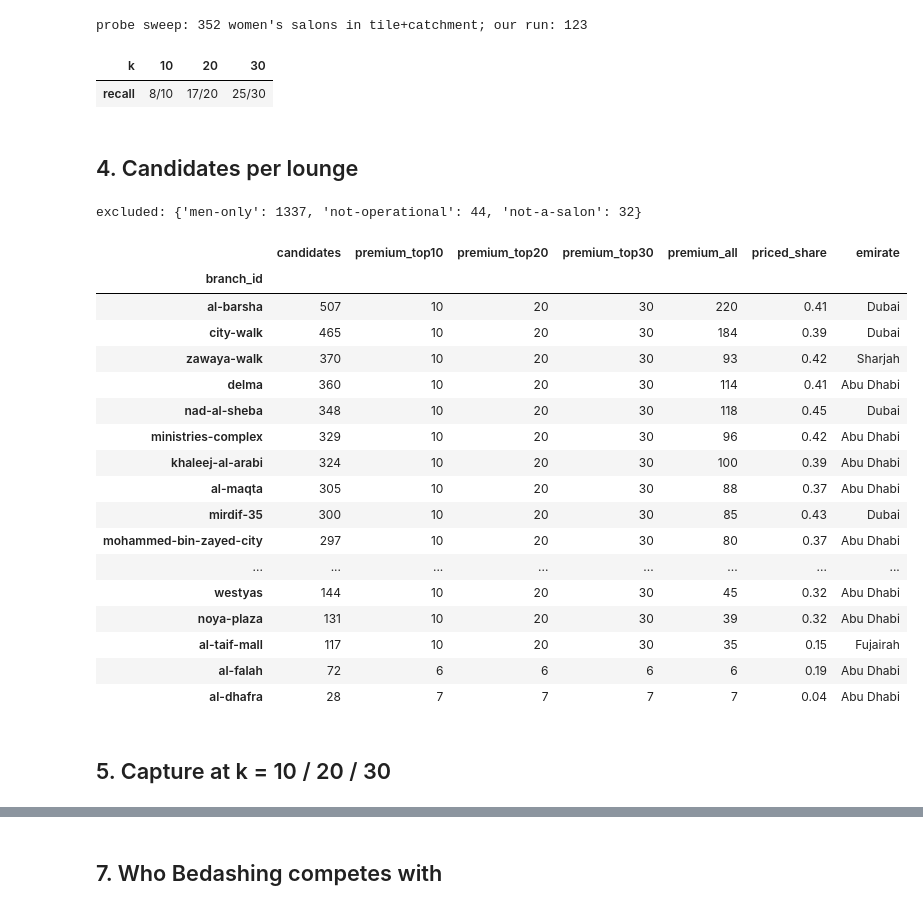
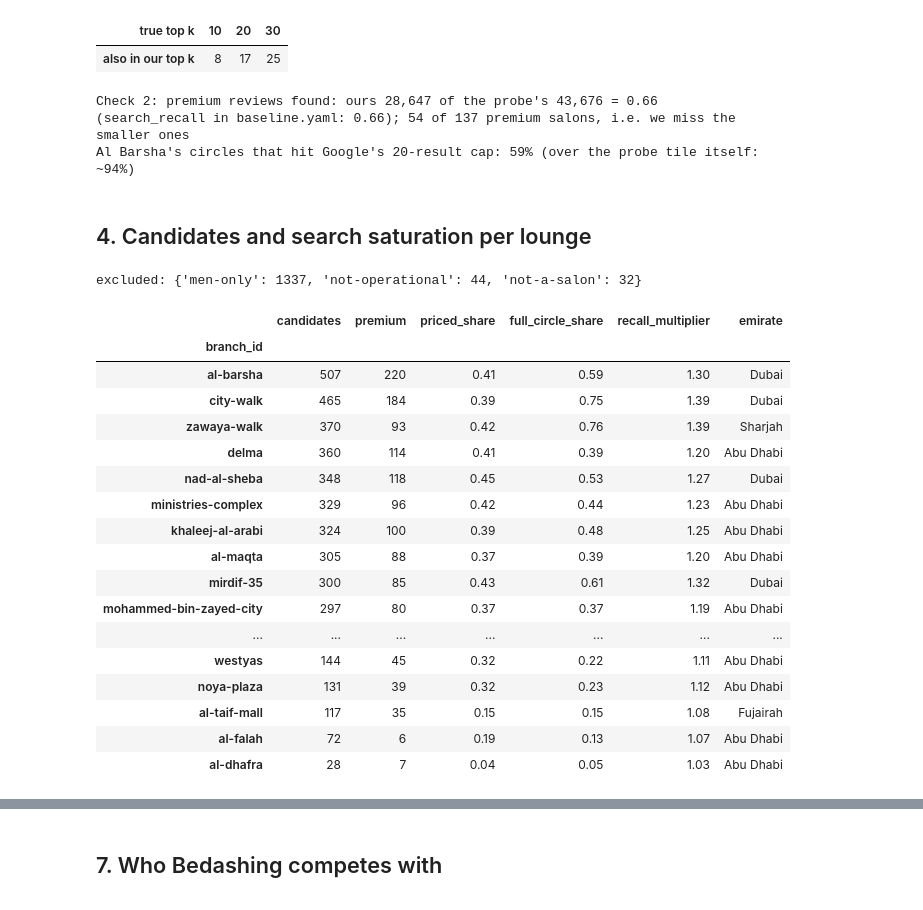
Before and after one commit to thenomadlad/2pz-ai-case-study, a Jupyter notebook: notebooks/competitors.ipynb, the cells around one changed output, grey strips where cells are left out. Drawn from its saved outputs; the diff is of its cells as text; code cells hidden in the pictures.

```diff
--- a/notebooks/competitors.ipynb
+++ b/notebooks/competitors.ipynb
@@ -74,7 +85,8 @@ from shapely.geometry import Point, shape
 
 from scripts.build_cells import women_15plus
 from scripts.fetch_isochrones import polygons, ranges_minutes
-from scripts.fetch_salons import dedupe, excluded_reason, premium_substitutes, capture
+from scripts.fetch_salons import (capture, capture_by_coverage, coverage_k, dedupe, excluded_reason,
+                                  premium_substitutes, recall_multiplier)
 from scripts.places import to_row
 
 pd.set_option("display.width", 160)
@@ -86,11 +98,13 @@ COLOR = dict(zip(EMIRATES, [BLUE, ORANGE, AQUA, YELLOW, "#e87ba4"]))
 
 V3 = ROOT / "data/seed/v3"
 A = yaml.safe_load(open(ROOT / "data/scenarios/baseline.yaml"))["assumptions"]
-K, MIN_RATING, PRICES = A["competitor_k"], A["premium_min_rating"], A["comparable_price_levels"]
+COV, RECALL = A["competitor_coverage"], A["search_recall"]
+MIN_RATING, PRICES, L = A["premium_min_rating"], A["comparable_price_levels"], A["travel_time_minutes"]
 EXCLUDE = {"zayed-international-airport"}
 branches = pd.read_csv(V3 / "branches.csv").set_index("branch_id")
 salons = pd.read_csv(V3 / "salons.csv")
 cand = pd.read_csv(V3 / "lounge_candidates.csv")
+sat = pd.read_csv(V3 / "lounge_search_saturation.csv").set_index("branch_id")
 cells = pd.read_csv(V3 / "cells.csv").set_index("cell_id")
 emirates = pd.read_csv(V3 / "emirates.csv").set_index("emirate")
 cells["women"] = women_15plus(cells, emirates, A["worker_housing_female_share"]["medium"])
@@ -104,6 +118,7 @@ def as_dicts(df):
     return d.to_dict("records")
 
 by_lounge = {b: as_dicts(salons[salons.place_id.isin(g.place_id)]) for b, g in cand.groupby("branch_id")}
+premium = {b: premium_substitutes(c, 10**6, MIN_RATING, PRICES) for b, c in by_lounge.items()}   # all, review-sorted
 print(f"{len(salons):,} salons, {(salons.excluded_reason.isna()).sum():,} candidates, {len(cand):,} lounge-candidate pairs; "
-      f"k = {K}, min rating {MIN_RATING}, premium prices {PRICES}")
+      f"coverage {COV}, search recall {RECALL}")
 # %% [output]
@@ -113,52 +142,55 @@ print(f"{len(salons):,} salons, {(salons.excluded_reason.isna()).sum():,} candid
 # %%
 r = branches.loc["al-barsha"]
-L = A["travel_time_minutes"]
 poly = make_valid(shape(polygons(r.lat, r.lng, ranges_minutes(L), A["isochrone_depart_at"])[L["medium"]]))
 in_tile = lambda p: abs(p["lat"] - r.lat) <= 0.04 and abs(p["lng"] - r.lng) <= 0.04 and poly.contains(Point(p["lng"], p["lat"]))
 probe = dedupe([to_row(p) for f in glob.glob(str(ROOT / "data/raw/places_cache/[0-9a-f]*.json")) for p in json.load(open(f))])
 truth_pool = [p for p in probe if in_tile(p) and not excluded_reason(p) and p["place_id"] != r.place_id]
 ours = [p for p in by_lounge["al-barsha"] if in_tile(p)]
 rows = []
-for k in K.values():
+for k in (10, 20, 30):
     truth = {p["place_id"] for p in premium_substitutes(truth_pool, k, MIN_RATING, PRICES)}
     got = {p["place_id"] for p in premium_substitutes(ours, k, MIN_RATING, PRICES)}
-    rows.append({"k": k, "recall": f"{len(truth & got)}/{len(truth)}"})
-print(f"probe sweep: {len(truth_pool)} women's salons in tile+catchment; our run: {len(ours)}")
-pd.DataFrame(rows).set_index("k").T
+    rows.append({"true top k": k, "also in our top k": len(truth & got)})
+display(pd.DataFrame(rows).set_index("true top k").T)
+rv = lambda xs: sum(x["review_count"] or 0 for x in xs)
+pt, po = (premium_substitutes(x, 10**6, MIN_RATING, PRICES) for x in (truth_pool, ours))
+print(f"Check 2: premium reviews found: ours {rv(po):,.0f} of the probe's {rv(pt):,.0f} = {rv(po) / rv(pt):.2f} "
+      f"(search_recall in baseline.yaml: {RECALL}); {len(po)} of {len(pt)} premium salons, i.e. we miss the smaller ones")
+print(f"Al Barsha's circles that hit Google's 20-result cap: {sat.loc['al-barsha', 'full_share']:.0%} "
+      f"(over the probe tile itself: ~94%)")
 # %% [output]
+| true top k | 10 | 20 | 30 |
+| also in our top k | 8 | 17 | 25 |
-probe sweep: 352 women's salons in tile+catchment; our run: 123
+Check 2: premium reviews found: ours 28,647 of the probe's 43,676 = 0.66 (search_recall in baseline.yaml: 0.66); 54 of 137 premium salons, i.e. we miss the smaller ones
+Al Barsha's circles that hit Google's 20-result cap: 59% (over the probe tile itself: ~94%)
-| k | 10 | 20 | 30 |
-| recall | 8/10 | 17/20 | 25/30 |
 # %% [markdown]
-## 4. Candidates per lounge
+## 4. Candidates and search saturation per lounge
 # %%
 print("excluded:", salons.excluded_reason.value_counts().to_dict())
 per = cand.groupby("branch_id").size().rename("candidates").to_frame()
-for lvl, k in K.items():
-    per[f"premium_top{k}"] = [len(premium_substitutes(by_lounge.get(b, []), k, MIN_RATING, PRICES)) for b in per.index]
-per["premium_all"] = [len(premium_substitutes(by_lounge.get(b, []), 10_000, MIN_RATING, PRICES)) for b in per.index]
+per["premium"] = [len(premium.get(b, [])) for b in per.index]
 per["priced_share"] = [np.mean([bool(c["price_level"]) for c in by_lounge.get(b, [])]) for b in per.index]
+per["full_circle_share"] = sat.full_share
+per["recall_multiplier"] = [recall_multiplier(s, RECALL) for s in sat.full_share.reindex(per.index)]
 per["emirate"] = branches.emirate
 per.sort_values("candidates", ascending=False).round(2)
 # %% [output]
 excluded: {'men-only': 1337, 'not-operational': 44, 'not-a-salon': 32}
-|  | candidates | premium_top10 | premium_top20 | premium_top30 | premium_all | priced_share | emirate |
-| branch_id |  |  |  |  |  |  |  |
-| al-barsha | 507 | 10 | 20 | 30 | 220 | 0.41 | Dubai |
-| city-walk | 465 | 10 | 20 | 30 | 184 | 0.39 | Dubai |
-| zawaya-walk | 370 | 10 | 20 | 30 | 93 | 0.42 | Sharjah |
-| delma | 360 | 10 | 20 | 30 | 114 | 0.41 | Abu Dhabi |
-| nad-al-sheba | 348 | 10 | 20 | 30 | 118 | 0.45 | Dubai |
-| ministries-complex | 329 | 10 | 20 | 30 | 96 | 0.42 | Abu Dhabi |
-| khaleej-al-arabi | 324 | 10 | 20 | 30 | 100 | 0.39 | Abu Dhabi |
-| al-maqta | 305 | 10 | 20 | 30 | 88 | 0.37 | Abu Dhabi |
-| mirdif-35 | 300 | 10 | 20 | 30 | 85 | 0.43 | Dubai |
-| mohammed-bin-zayed-city | 297 | 10 | 20 | 30 | 80 | 0.37 | Abu Dhabi |
-| ... | ... | ... | ... | ... | ... | ... | ... |
-| westyas | 144 | 10 | 20 | 30 | 45 | 0.32 | Abu Dhabi |
-| noya-plaza | 131 | 10 | 20 | 30 | 39 | 0.32 | Abu Dhabi |
-| al-taif-mall | 117 | 10 | 20 | 30 | 35 | 0.15 | Fujairah |
-| al-falah | 72 | 6 | 6 | 6 | 6 | 0.19 | Abu Dhabi |
-| al-dhafra | 28 | 7 | 7 | 7 | 7 | 0.04 | Abu Dhabi |
+|  | candidates | premium | priced_share | full_circle_share | recall_multiplier | emirate |
+| branch_id |  |  |  |  |  |  |
+| al-barsha | 507 | 220 | 0.41 | 0.59 | 1.30 | Dubai |
+| city-walk | 465 | 184 | 0.39 | 0.75 | 1.39 | Dubai |
+| zawaya-walk | 370 | 93 | 0.42 | 0.76 | 1.39 | Sharjah |
+| delma | 360 | 114 | 0.41 | 0.39 | 1.20 | Abu Dhabi |
+| nad-al-sheba | 348 | 118 | 0.45 | 0.53 | 1.27 | Dubai |
+| ministries-complex | 329 | 96 | 0.42 | 0.44 | 1.23 | Abu Dhabi |
+| khaleej-al-arabi | 324 | 100 | 0.39 | 0.48 | 1.25 | Abu Dhabi |
+| al-maqta | 305 | 88 | 0.37 | 0.39 | 1.20 | Abu Dhabi |
+| mirdif-35 | 300 | 85 | 0.43 | 0.61 | 1.32 | Dubai |
+| mohammed-bin-zayed-city | 297 | 80 | 0.37 | 0.37 | 1.19 | Abu Dhabi |
+| ... | ... | ... | ... | ... | ... | ... |
+| westyas | 144 | 45 | 0.32 | 0.22 | 1.11 | Abu Dhabi |
+| noya-plaza | 131 | 39 | 0.32 | 0.23 | 1.12 | Abu Dhabi |
+| al-taif-mall | 117 | 35 | 0.15 | 0.15 | 1.08 | Fujairah |
+| al-falah | 72 | 6 | 0.19 | 0.13 | 1.07 | Abu Dhabi |
+| al-dhafra | 28 | 7 | 0.04 | 0.05 | 1.03 | Abu Dhabi |
-# %% [markdown]
-## 5. Capture at k = 10 / 20 / 30
```
Also changed, not shown: parts of 18 cells of this notebook, 12 other files.
